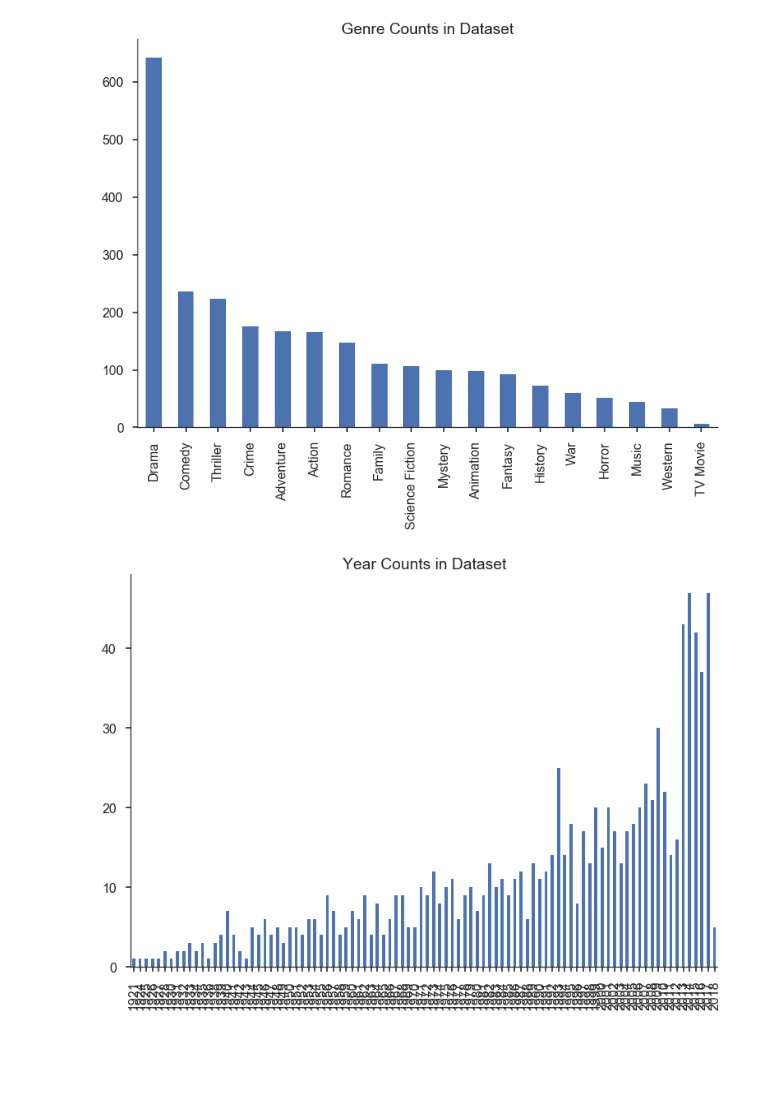
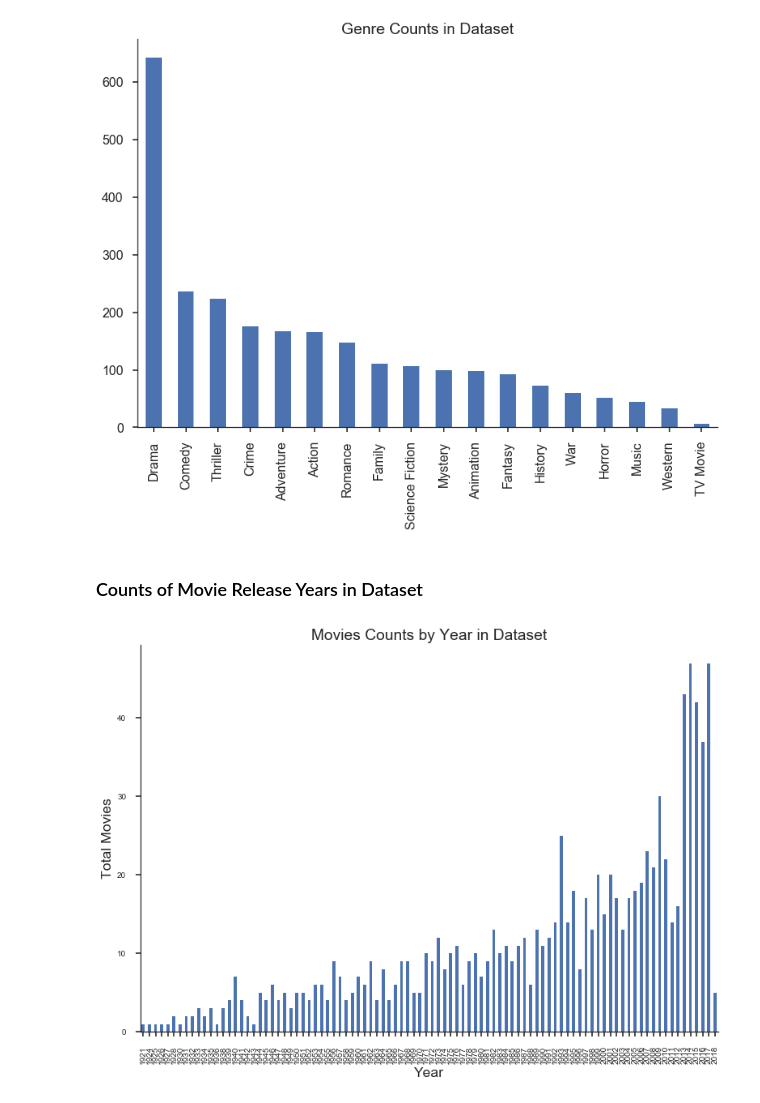
Before and after one commit to Nick-Morgan/Python-Movie-Genre-Predictor, a Jupyter notebook: EDA-Andrew.ipynb, the cells around one changed output. Cells and saved outputs as stored; diff of their text form; code cells hidden in the pictures; blank space fills up the shorter version.

```diff
--- a/EDA-Andrew.ipynb
+++ b/EDA-Andrew.ipynb
@@ -48,5 +53,6 @@ genreDict
 # %%
-movies = pd.read_csv('Data/movie_df.csv', encoding='utf8', converters={'genre_ids':literal_eval})
+movies = pd.read_csv('Data/movie_df_with_imdb.csv', encoding='utf8',
+                     converters={'tmdb_genres':literal_eval, 'imdb_genres':literal_eval})
 movies.release_date = pd.to_datetime(movies.release_date)
-movies.head(20)
+movies.head(10)
 # %% [output]
@@ -108,12 +130,18 @@ plt.title('Genre Counts in Dataset')
 sns.despine()
 # %% [output]
 [figure]
+# %% [markdown]
+### Counts of Movie Release Years in Dataset
 # %%
 movie_years = [year.year for year in movies.release_date]
 year_counts = Counter(movie_years)
 year_df = pd.DataFrame.from_dict(year_counts, orient='index')
 year_df.sort_index().plot(kind='bar', legend=False)
-plt.title('Year Counts in Dataset')
+plt.title('Movies Counts by Year in Dataset')
+plt.xticks()
+plt.tick_params(labelsize=10)
+plt.ylabel('Total Movies')
+plt.xlabel('Year')
 sns.despine()
 # %% [output]
-[figure, old version]
+[figure, new version]
```
Also changed, not shown: parts of 19 cells of this notebook.
